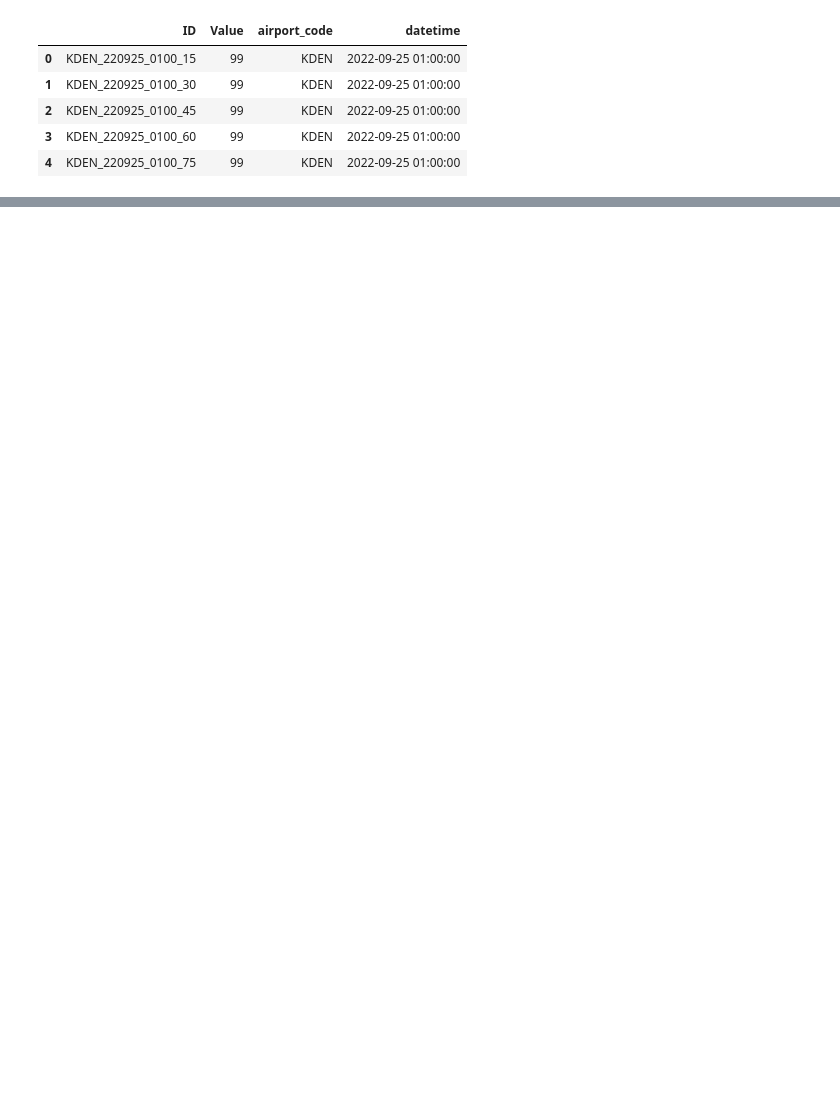
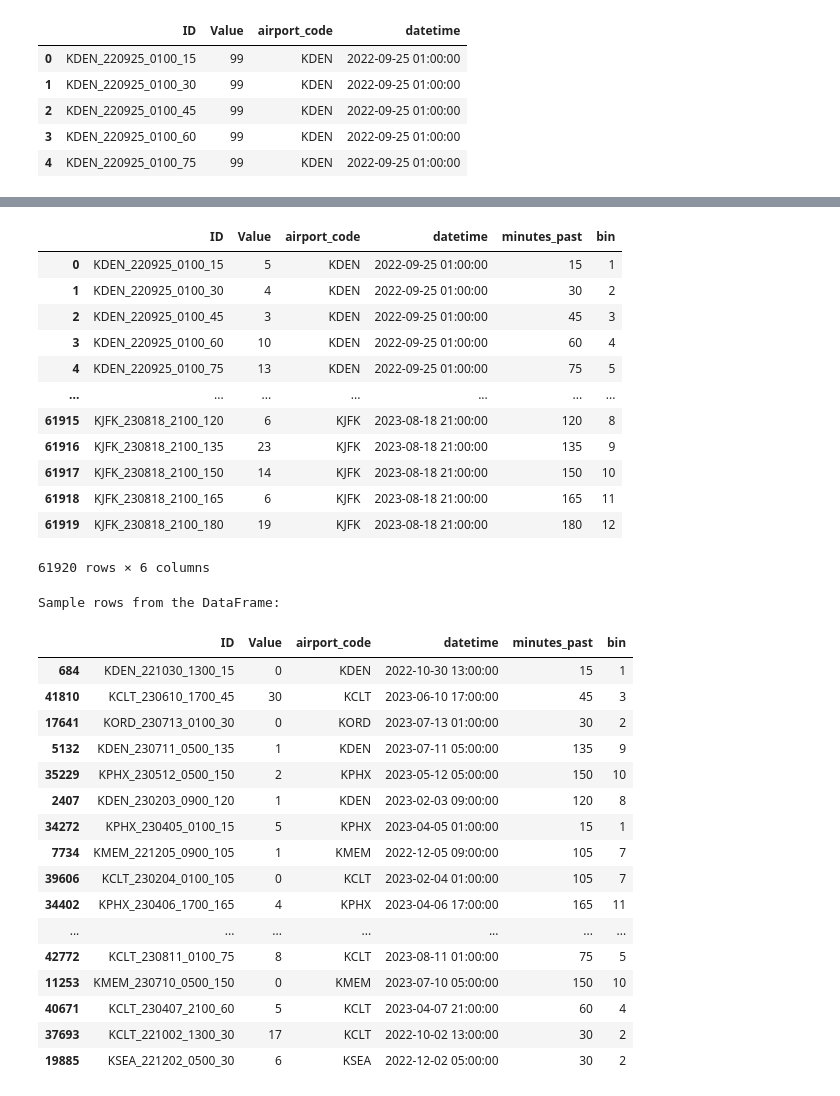
Before and after one commit to rakin374/523Proj, a Jupyter notebook: notebooks/Submission_Exploration.ipynb, the cells around one changed output, grey strips where cells are left out. Drawn from its saved outputs; the diff is of its cells as text; code cells hidden in the pictures; blank space fills up the shorter version.

```diff
--- a/notebooks/Submission_Exploration.ipynb
+++ b/notebooks/Submission_Exploration.ipynb
@@ -75,0 +173,48 @@ display(df_sample)
+# %%
+import pandas as pd
+
+# Load the DataFrame
+file_path = '/projectnb/cs640grp/projects/noahark/523Proj/notebooks/tempdata/finalSub.csv'
+loaded_df = pd.read_csv(file_path)
+
+# Display 200 rows in a scrollable format
+pd.set_option('display.max_rows', 200)  # Set the max rows displayed to 200
+
+# Display the DataFrame to scroll
+display(loaded_df)
+
+# Show a random sample of 5 rows for quick inspection
+print("Sample rows from the DataFrame:")
+display(loaded_df.sample(100))  # Randomly pick 5 rows
+# %% [output]
+|  | ID | Value | airport_code | datetime | minutes_past | bin |
+| 0 | KDEN_220925_0100_15 | 5 | KDEN | 2022-09-25 01:00:00 | 15 | 1 |
+| 1 | KDEN_220925_0100_30 | 4 | KDEN | 2022-09-25 01:00:00 | 30 | 2 |
+| 2 | KDEN_220925_0100_45 | 3 | KDEN | 2022-09-25 01:00:00 | 45 | 3 |
+| 3 | KDEN_220925_0100_60 | 10 | KDEN | 2022-09-25 01:00:00 | 60 | 4 |
+| 4 | KDEN_220925_0100_75 | 13 | KDEN | 2022-09-25 01:00:00 | 75 | 5 |
+| ... | ... | ... | ... | ... | ... | ... |
+| 61915 | KJFK_230818_2100_120 | 6 | KJFK | 2023-08-18 21:00:00 | 120 | 8 |
+| 61916 | KJFK_230818_2100_135 | 23 | KJFK | 2023-08-18 21:00:00 | 135 | 9 |
+| 61917 | KJFK_230818_2100_150 | 14 | KJFK | 2023-08-18 21:00:00 | 150 | 10 |
+| 61918 | KJFK_230818_2100_165 | 6 | KJFK | 2023-08-18 21:00:00 | 165 | 11 |
+| 61919 | KJFK_230818_2100_180 | 19 | KJFK | 2023-08-18 21:00:00 | 180 | 12 |
+61920 rows × 6 columns
+Sample rows from the DataFrame:
+|  | ID | Value | airport_code | datetime | minutes_past | bin |
+| 684 | KDEN_221030_1300_15 | 0 | KDEN | 2022-10-30 13:00:00 | 15 | 1 |
+| 41810 | KCLT_230610_1700_45 | 30 | KCLT | 2023-06-10 17:00:00 | 45 | 3 |
+| 17641 | KORD_230713_0100_30 | 0 | KORD | 2023-07-13 01:00:00 | 30 | 2 |
+| 5132 | KDEN_230711_0500_135 | 1 | KDEN | 2023-07-11 05:00:00 | 135 | 9 |
+| 35229 | KPHX_230512_0500_150 | 2 | KPHX | 2023-05-12 05:00:00 | 150 | 10 |
+| 2407 | KDEN_230203_0900_120 | 1 | KDEN | 2023-02-03 09:00:00 | 120 | 8 |
+| 34272 | KPHX_230405_0100_15 | 5 | KPHX | 2023-04-05 01:00:00 | 15 | 1 |
+| 7734 | KMEM_221205_0900_105 | 1 | KMEM | 2022-12-05 09:00:00 | 105 | 7 |
+| 39606 | KCLT_230204_0100_105 | 0 | KCLT | 2023-02-04 01:00:00 | 105 | 7 |
+| 34402 | KPHX_230406_1700_165 | 4 | KPHX | 2023-04-06 17:00:00 | 165 | 11 |
+| ... | ... | ... | ... | ... | ... | ... |
+| 42772 | KCLT_230811_0100_75 | 8 | KCLT | 2023-08-11 01:00:00 | 75 | 5 |
+| 11253 | KMEM_230710_0500_150 | 0 | KMEM | 2023-07-10 05:00:00 | 150 | 10 |
+| 40671 | KCLT_230407_2100_60 | 5 | KCLT | 2023-04-07 21:00:00 | 60 | 4 |
+| 37693 | KCLT_221002_1300_30 | 17 | KCLT | 2022-10-02 13:00:00 | 30 | 2 |
+| 19885 | KSEA_221202_0500_30 | 6 | KSEA | 2022-12-02 05:00:00 | 30 | 2 |
```
Also changed, not shown: parts of 11 cells of this notebook, 17 other files.
